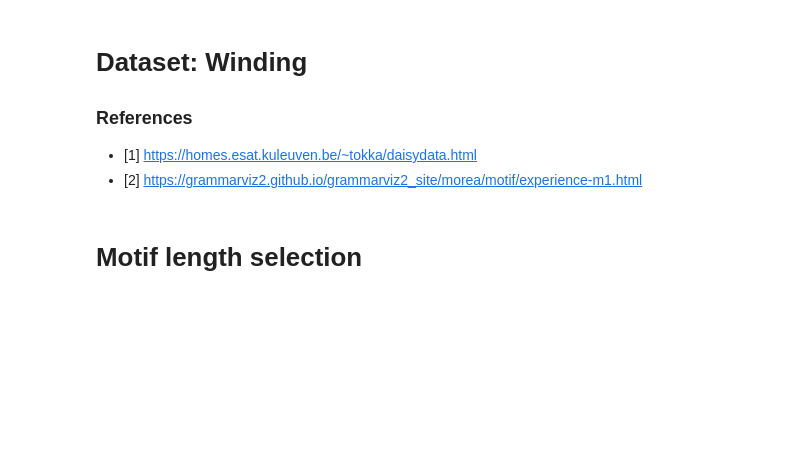
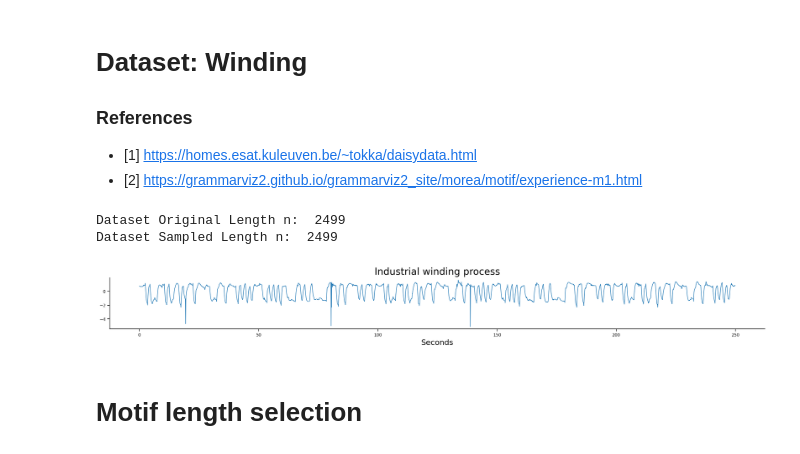
Before and after one commit to patrickzib/motiflets, a Jupyter notebook: notebooks/use_cases_paper.ipynb, the cells around one changed output. Cells and saved outputs as stored; diff of their text form; code cells hidden in the pictures; blank space fills up the shorter version.

```diff
--- a/notebooks/use_cases_paper.ipynb
+++ b/notebooks/use_cases_paper.ipynb
@@ -165,8 +186,12 @@ dists, candidates, elbow_points = plot_elbow(
 # %%
 file = "winding_col.csv"
 ds_name = "Industrial winding process"
-series, _ = ml.read_dataset_with_index(file)
+series = ml.read_dataset_with_index(file)
 plot_dataset(file, series, ds_name=ds_name)
+# %% [output]
+Dataset Original Length n:  2499
+Dataset Sampled Length n:  2499
+[figure, added]
 # %% [markdown]
 # Motif length selection
 # %%
```
Also changed, not shown: parts of 58 cells of this notebook, 1 other file.
